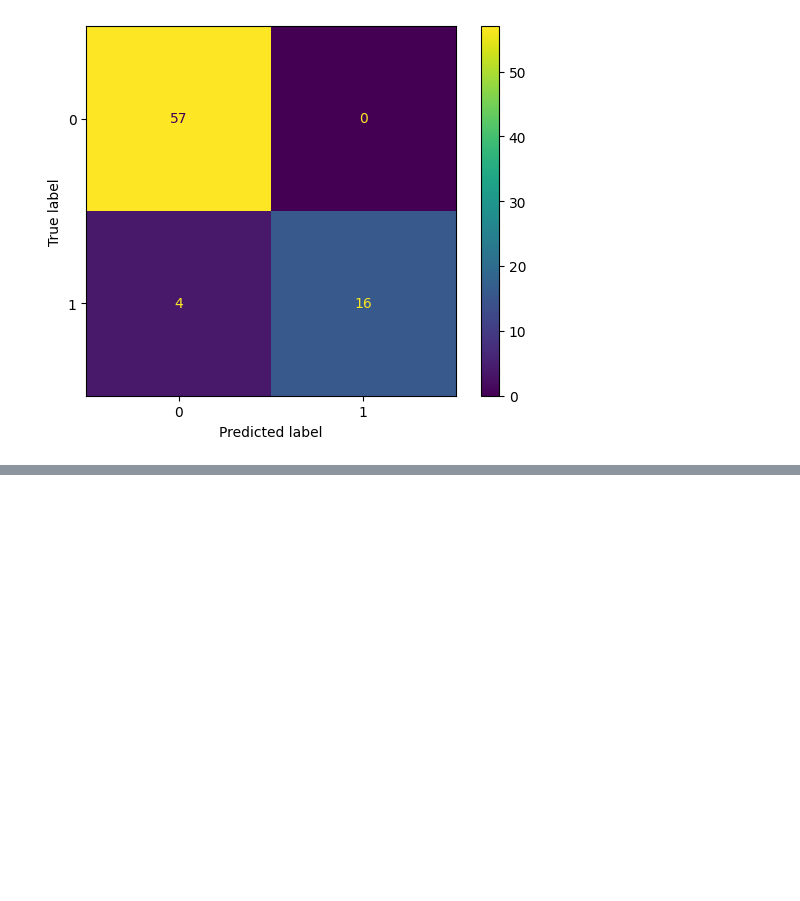
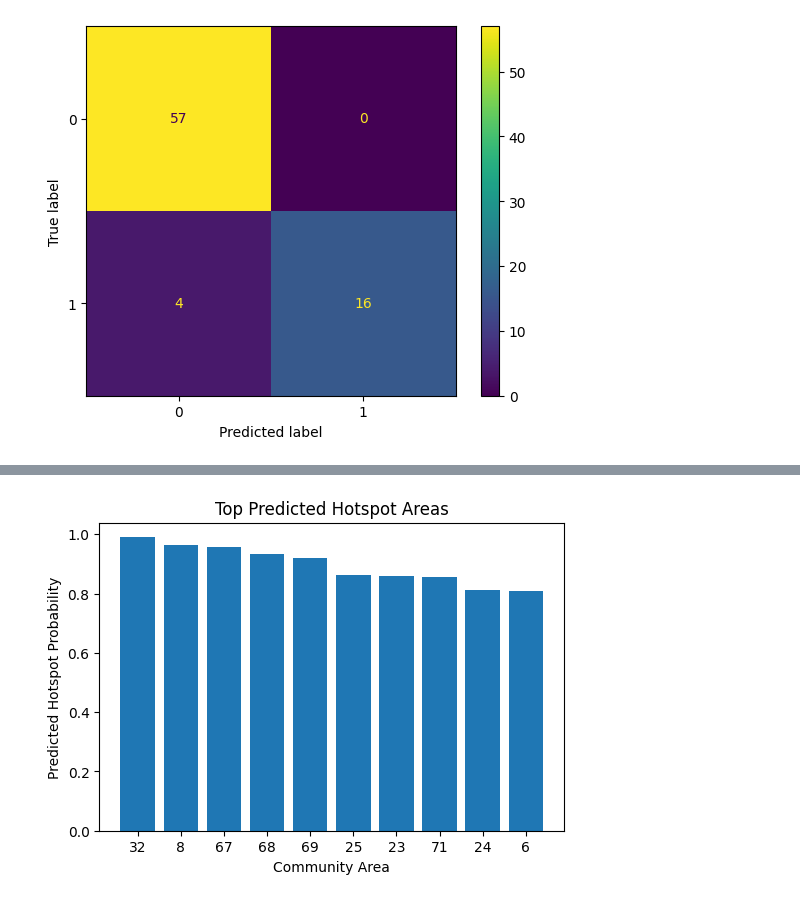
Before and after one commit to LisazhenYANG/IT5006-Group-Project, a Jupyter notebook: notebooks/random_forest.ipynb, the cells around one changed output, grey strips where cells are left out. Cells and saved outputs as stored; diff of their text form; code cells hidden in the pictures; blank space fills up the shorter version.

```diff
--- a/notebooks/random_forest.ipynb
+++ b/notebooks/random_forest.ipynb
@@ -266,0 +322,17 @@ plt.show()
+# %%
+top_areas = spatial_eval.sort_values("y_prob", ascending=False).head(10)
+
+plt.figure(figsize=(6,4))
+
+plt.bar(
+    top_areas["community_area"].astype(str),
+    top_areas["y_prob"]
+)
+
+plt.xlabel("Community Area")
+plt.ylabel("Predicted Hotspot Probability")
+plt.title("Top Predicted Hotspot Areas")
+
+plt.show()
+# %% [output]
+[figure, added]
```
Also changed, not shown: parts of 19 cells of this notebook.
